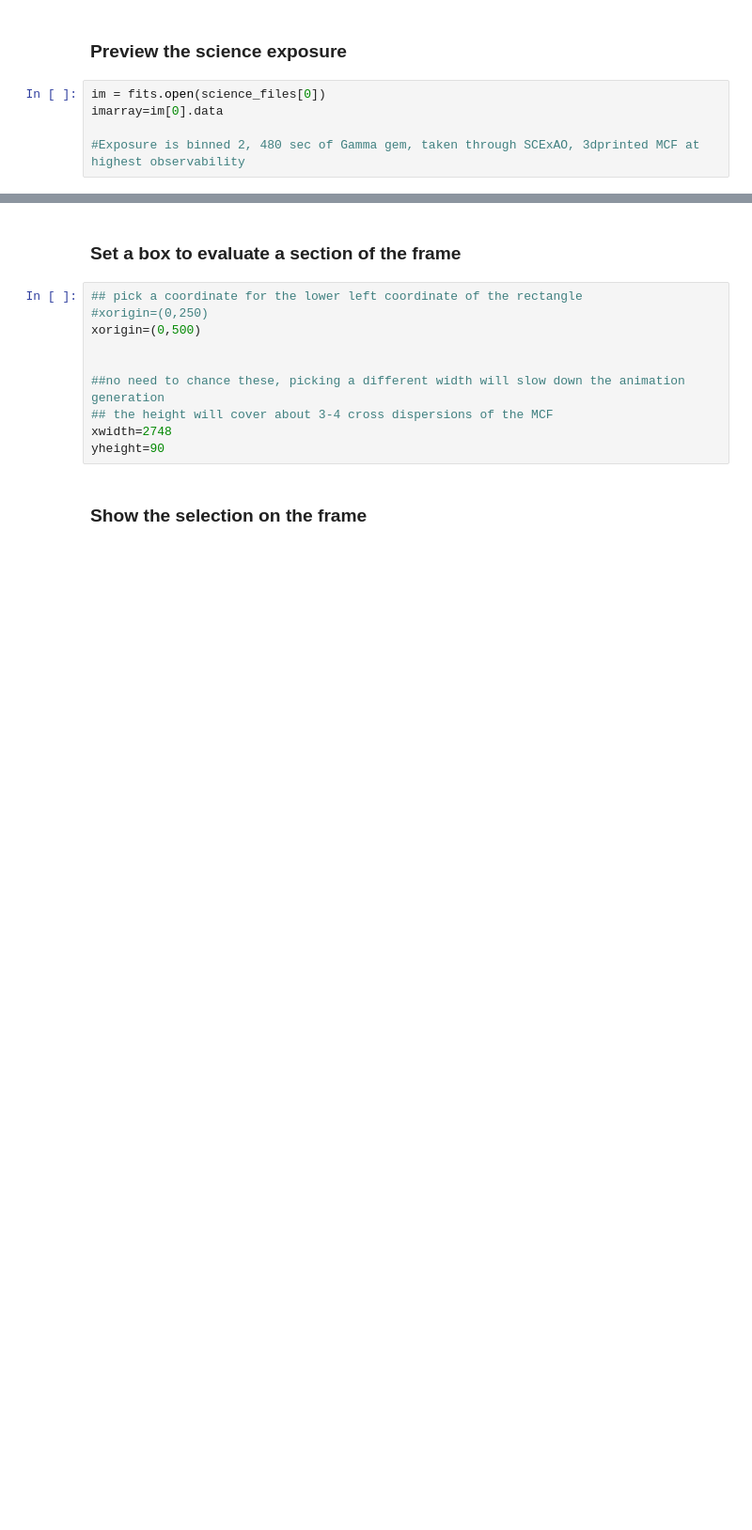
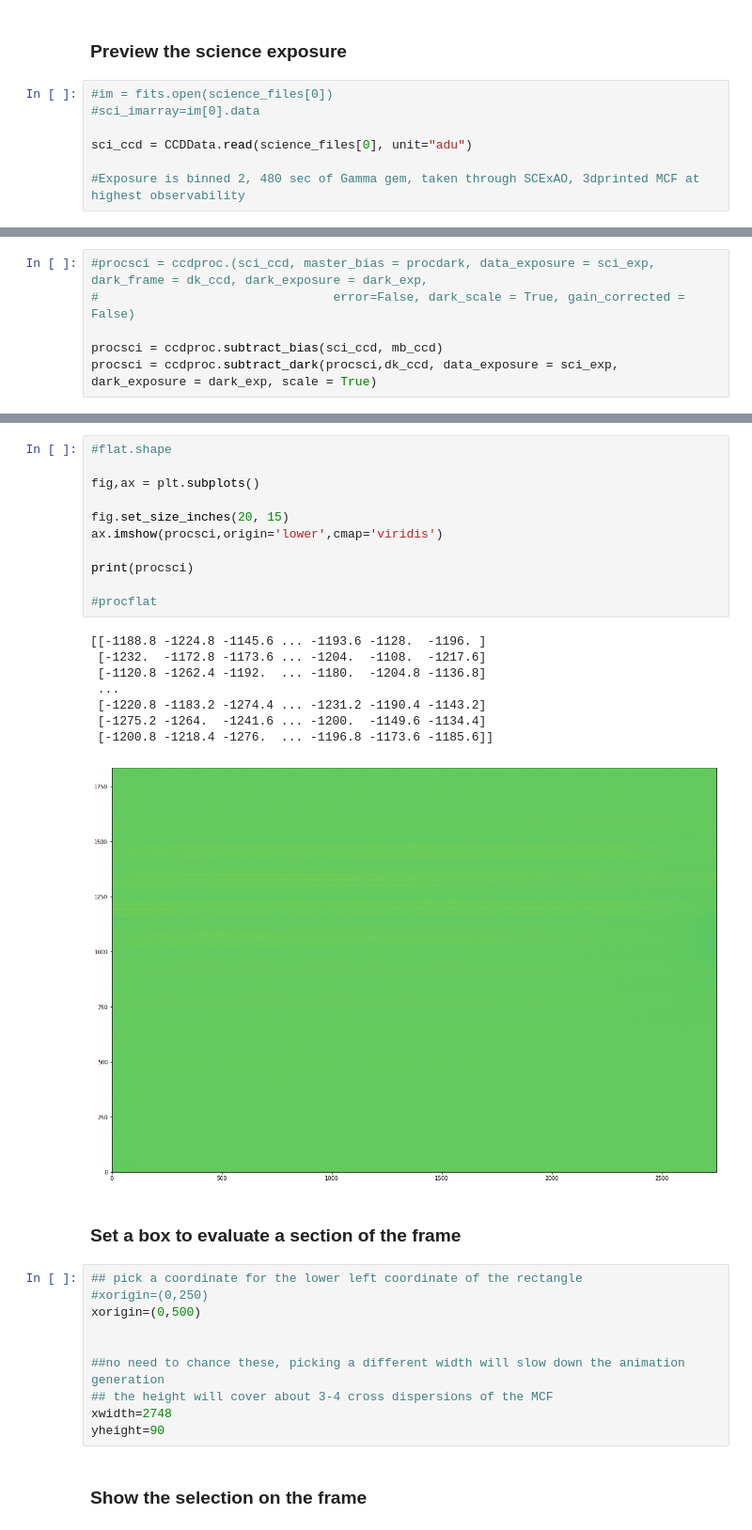
Before and after one commit to mq-astrolab/DR-beta-rhea, a Jupyter notebook: datareduction.ipynb, the cells around one changed output, grey strips where cells are left out. Shown at 94% size. Drawn from its saved outputs; the diff is of its cells as text; blank space fills up the shorter version.

```diff
--- a/datareduction.ipynb
+++ b/datareduction.ipynb
@@ -113,8 +153,10 @@ masterdark = ccdproc.combine(dark_files,dk_filename,method="median",unit="adu")
 # %% [markdown]
 ### Preview the science exposure
 # %%
-im = fits.open(science_files[0])
-imarray=im[0].data
+#im = fits.open(science_files[0])
+#sci_imarray=im[0].data
+
+sci_ccd = CCDData.read(science_files[0], unit="adu")
 
 #Exposure is binned 2, 480 sec of Gamma gem, taken through SCExAO, 3dprinted MCF at highest observability
 # %%
@@ -142,0 +184,6 @@ imarray.shape
+# %%
+#procsci = ccdproc.(sci_ccd, master_bias = procdark, data_exposure = sci_exp, dark_frame = dk_ccd, dark_exposure = dark_exp,
+#                                error=False, dark_scale = True, gain_corrected = False)
+
+procsci = ccdproc.subtract_bias(sci_ccd, mb_ccd)
+procsci = ccdproc.subtract_dark(procsci,dk_ccd, data_exposure = sci_exp, dark_exposure = dark_exp, scale = True)
@@ -151,3 +204,23 @@ ax.imshow(imarray,origin='lower',cmap='viridis')
+# %%
+#flat.shape
+
+fig,ax = plt.subplots()
+
+fig.set_size_inches(20, 15)
+ax.imshow(procsci,origin='lower',cmap='viridis')
+
+print(procsci)
+
+#procflat
+# %% [output]
+[[-1188.8 -1224.8 -1145.6 ... -1193.6 -1128.  -1196. ]
+ [-1232.  -1172.8 -1173.6 ... -1204.  -1108.  -1217.6]
+ [-1120.8 -1262.4 -1192.  ... -1180.  -1204.8 -1136.8]
+ ...
+ [-1220.8 -1183.2 -1274.4 ... -1231.2 -1190.4 -1143.2]
+ [-1275.2 -1264.  -1241.6 ... -1200.  -1149.6 -1134.4]
+ [-1200.8 -1218.4 -1276.  ... -1196.8 -1173.6 -1185.6]]
+[figure, added]
 # %% [markdown]
 ### Set a box to evaluate a section of the frame
 # %%
```
Also changed, not shown: parts of 18 cells of this notebook.
